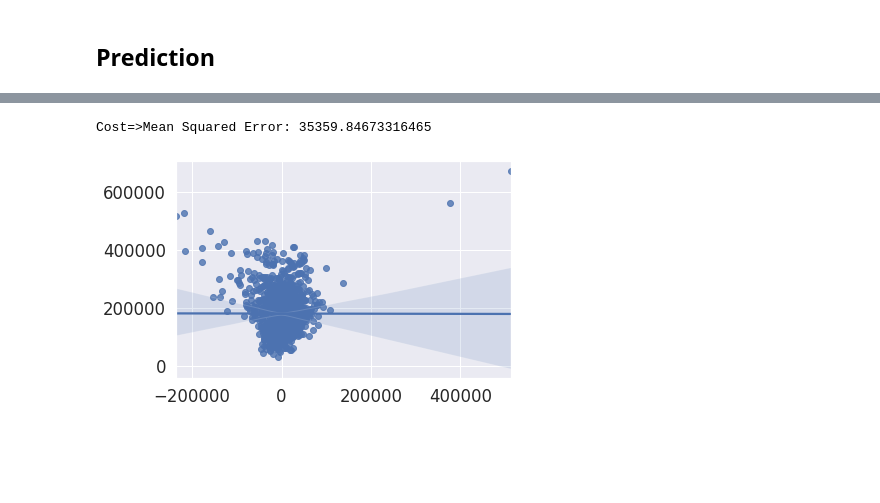
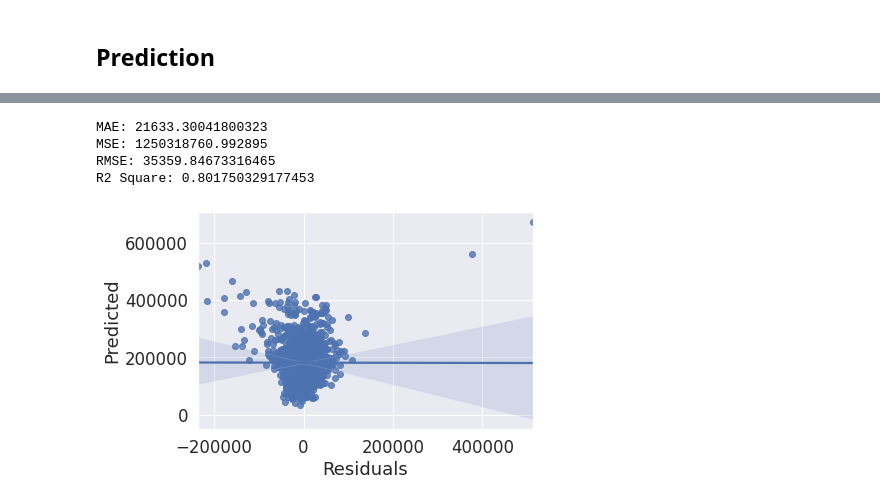
Before and after one commit to Rumsha001/ML-Project, a Jupyter notebook: RealEstate_Project.ipynb, the cells around one changed output, grey strips where cells are left out. Saved outputs shown, nothing was run; the diff lists cells and outputs as text; code cells hidden in the pictures; blank space fills up the shorter version.

Commit message:
make model evaluation changes in prediction heading

```diff
--- a/RealEstate_Project.ipynb
+++ b/RealEstate_Project.ipynb
@@ -404,12 +418,38 @@ Linear Regression - Intercept: -846700.0245384753
 2  213650.330171  223500.0  -9849.669829
 3  180605.955516  140000.0  40605.955516
 4  286814.858820  250000.0  36814.858820
-# %%
-# Calculate Mean Square Error
-
-root_mean_error = sqrt(mean_squared_error(df_test_y,y_predicted))
-print(f"Cost=>Mean Squared Error: {root_mean_error}")#plot
-ax = sns.regplot(x=df['residual'].values, y=df['Predicted'].values)
-# %% [output]
-Cost=>Mean Squared Error: 35359.84673316465
-[figure, removed]
+# %%
+# Evaluating the model
+
+from sklearn import metrics
+
+#Mean Absolute Error
+mae = metrics.mean_absolute_error(df_test_y, y_predicted)
+print('MAE:', mae)
+
+#Mean Squared Error
+mse = metrics.mean_squared_error(df_test_y, y_predicted)
+print('MSE:', mse)
+
+#root_mean_error = sqrt(mean_squared_error(df_test_y,y_predicted))
+#print(f"Cost => Mean Squared Error: {root_mean_error}")
+
+#Root Mean Squared Error
+rmse = np.sqrt(metrics.mean_squared_error(df_test_y, y_predicted))
+print('RMSE:', rmse)
+
+#Regression Score Function
+r2_square = metrics.r2_score(df_test_y, y_predicted)
+print('R2 Square:', r2_square)
+
+
+#plot
+plt.xlabel('Residuals') #to be changed
+plt.ylabel('Predicted') #to be changed
+ax = sns.regplot(x=df['residual'].values, y=df['Predicted'].values)
+# %% [output]
+MAE: 21633.30041800323
+MSE: 1250318760.992895
+RMSE: 35359.84673316465
+R2 Square: 0.801750329177453
+[figure, added]
```
Also changed, not shown: parts of 6 cells of this notebook.
